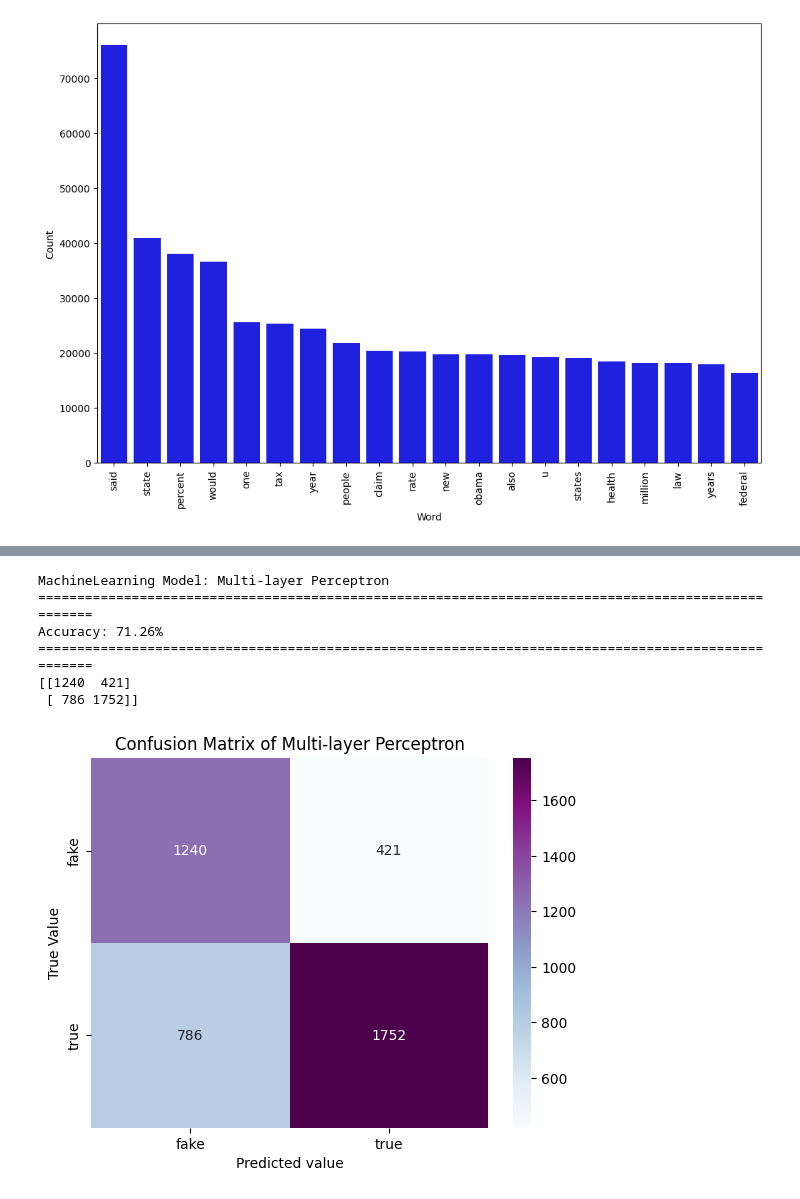
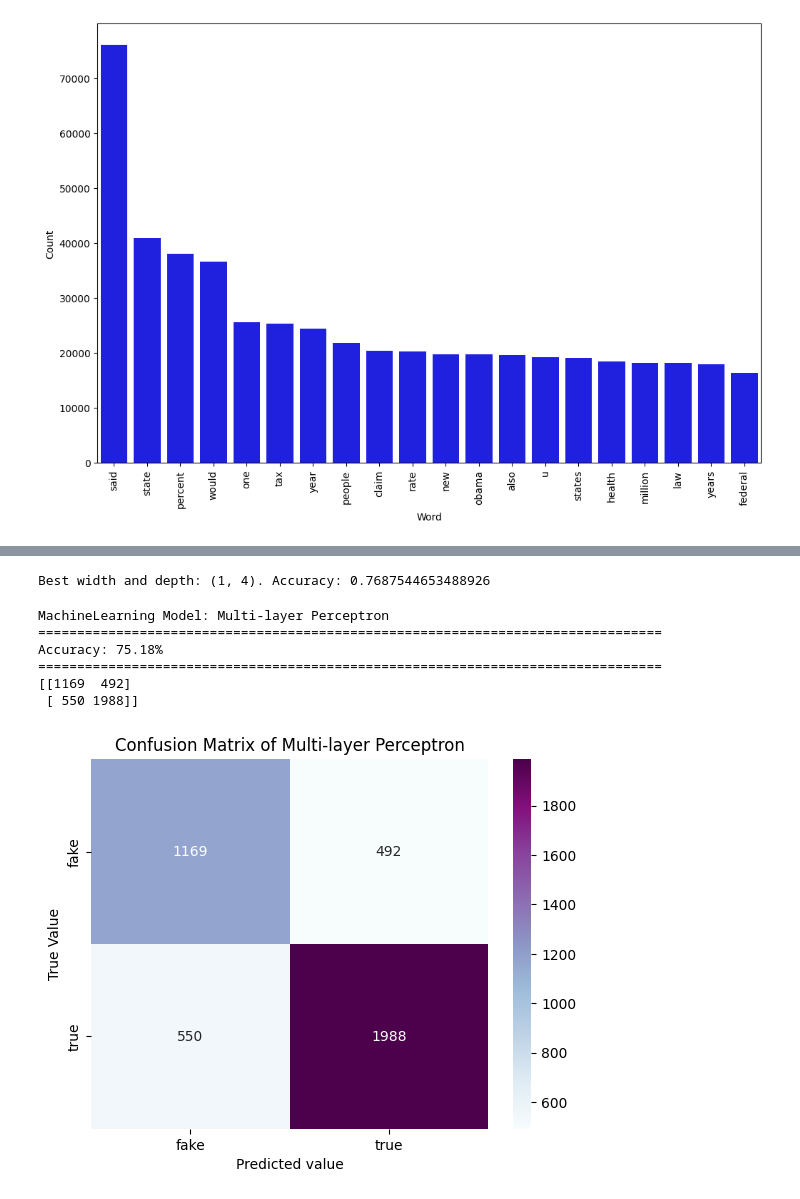
Before and after one commit to joyce922/DAT550Project, a Jupyter notebook: DAT550-PROJECT.ipynb, the cells around one changed output, grey strips where cells are left out. Cells and saved outputs as stored; diff of their text form; code cells hidden in the pictures.

Commit message:
Added code to find the optimal depth and width for neural network. Also found the best paramaters for DT

```diff
--- a/DAT550-PROJECT.ipynb
+++ b/DAT550-PROJECT.ipynb
@@ -447,19 +516,48 @@ Accuracy: 79.8%
+# %%
+# Trying different values depth and width for the neural network
+# This takes approximately 20 mins to run.
+# Hidden layers = 1
+# Number of nodes = 4
+# Score = 0.768
+# Not that much difference between different values.
+bestScore = 0
+bestI = None
+bestJ = None
+for i in range(10):
+    for j in range(6):
+        pipeline = Pipeline([
+            ('vect' , CountVectorizer()),
+            ('tfidf', TfidfTransformer()),
+            ('scaler', StandardScaler(with_mean=False)),
+            ('model', MLPClassifier(activation="relu", solver="lbfgs", alpha=1e-5, hidden_layer_sizes=(i+1, j+1), random_state=random_state, max_iter=100000))
+        ])
+        model = pipeline.fit(X_train, y_train)
+        prediction = model.predict(X_test)
+        accuracy = accuracy_score(y_test, prediction)
+        if accuracy > bestScore:
+            bestScore = accuracy
+            bestI = i+1
+            bestJ = j+1
+# %%
+print(f"Best width and depth: ({bestI}, {bestJ}). Accuracy: {bestScore}")
+# %% [output]
+Best width and depth: (1, 4). Accuracy: 0.7687544653488926
 # %%
 applyMLModel(
     X_train, y_train, X_test, y_test,
     Pipeline([
         ('vect' , CountVectorizer()),
         ('tfidf', TfidfTransformer()),
         ('scaler', StandardScaler(with_mean=False)),
-        ('model', MLPClassifier(solver="lbfgs", alpha=1e-5, hidden_layer_sizes=(5, 2), random_state=1))
+        ('model', MLPClassifier(activation="logistic", solver="lbfgs", alpha=1e-5, hidden_layer_sizes=(bestI, bestJ), random_state=random_state, max_iter=100000))
     ]),
     "MLP"
 )
 # %% [output]
 MachineLearning Model: Multi-layer Perceptron
-====================================================================================================
-Accuracy: 71.26%
-====================================================================================================
-[[1240  421]
- [ 786 1752]]
+================================================================================
+Accuracy: 75.18%
+================================================================================
+[[1169  492]
+ [ 550 1988]]
-[figure, old version]
+[figure, new version]
```
Also changed, not shown: parts of 36 cells of this notebook.
